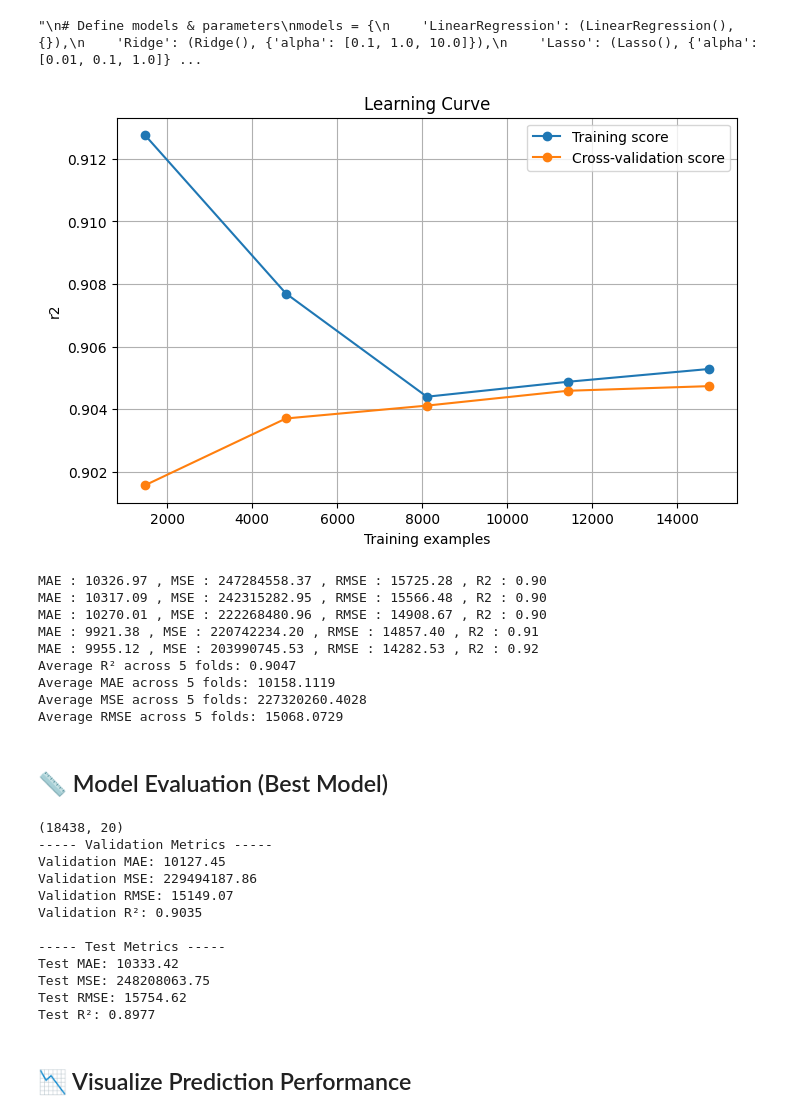
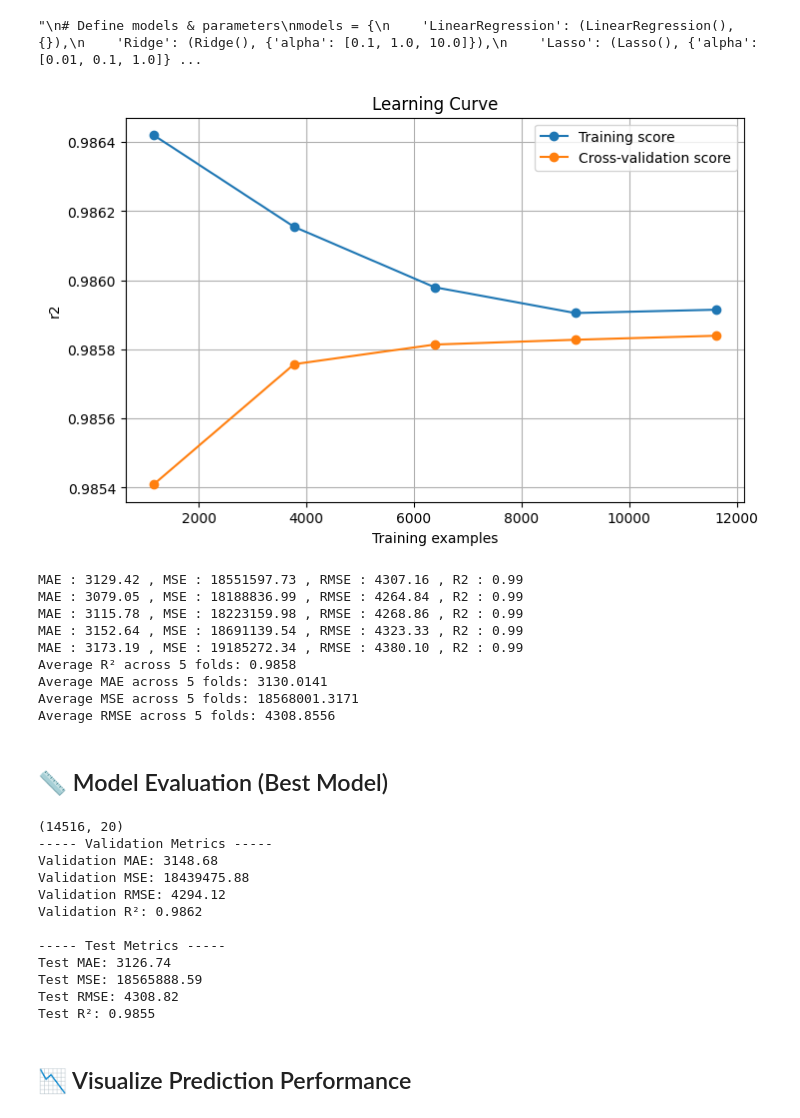
Before and after one commit to Amudhakavi1511/ML_LAB, a Jupyter notebook: ML_2/final_linear_regression_analysis.ipynb, the cells around one changed output. Saved outputs shown, nothing was run; the diff lists cells and outputs as text; code cells hidden in the pictures.

```diff
--- a/ML_2/final_linear_regression_analysis.ipynb
+++ b/ML_2/final_linear_regression_analysis.ipynb
@@ -160,11 +139,13 @@ ordinal_cols = ['Income Stability', 'Location', 'Has Active Credit Card',
 cat_cols = [col for col in cat_cols if col not in ordinal_cols]
 
 # Remove target from numerical columns
-num_cols.remove('Loan Amount Request (USD)')
+num_cols.remove('Loan Sanction Amount (USD)')
+
+df = df[df['Loan Sanction Amount (USD)'] > 0].reset_index(drop=True)
 
 # Define X and y
-X = df.drop('Loan Amount Request (USD)', axis=1)
-y = df['Loan Amount Request (USD)']
+X = df.drop('Loan Sanction Amount (USD)', axis=1)
+y = df['Loan Sanction Amount (USD)']
 
 # Define transformers
 numeric_transformer = Pipeline(steps=[
@@ -222,30 +203,34 @@ results'''
 "\n# Define models & parameters\nmodels = {\n    'LinearRegression': (LinearRegression(), {}),\n    'Ridge': (Ridge(), {'alpha': [0.1, 1.0, 10.0]}),\n    'Lasso': (Lasso(), {'alpha': [0.01, 0.1, 1.0]} ...
 # %%
 # Plot learning curve
+from joblib import parallel_backend
+
+
 def plot_learning_curve(estimator, X, y, title="Learning Curve", cv=5, scoring="r2"):
     train_sizes, train_scores, val_scores = learning_curve(
         estimator, X, y, cv=cv, scoring=scoring, n_jobs=-1,
         train_sizes=np.linspace(0.1, 1.0, 5), shuffle=True, random_state=42)
 
     train_scores_mean = np.mean(train_scores, axis=1)
     val_scores_mean = np.mean(val_scores, axis=1)
 
     plt.figure(figsize=(8, 5))
     plt.plot(train_sizes, train_scores_mean, 'o-', label="Training score")
     plt.plot(train_sizes, val_scores_mean, 'o-', label="Cross-validation score")
     plt.title(title)
     plt.xlabel("Training examples")
     plt.ylabel(scoring)
     plt.legend(loc="best")
     plt.grid()
     plt.show()
 
 # Example usage with Linear Regression
 model = Pipeline(steps=[("preprocessor", preprocessor),
                         ("regressor", LinearRegression())])
-plot_learning_curve(model, X, y)
+with parallel_backend('threading', n_jobs=-1):
+    plot_learning_curve(model, X, y)
 # %% [output]
-[figure, old version]
+[figure, new version]
 # %%
 ''' Define the full pipeline '''
 pipeline = Pipeline(steps=[('preprocessor', preprocessor),('regressor', LinearRegression())])
@@ -278,15 +263,15 @@ print(f"Average MAE across 5 folds: {np.mean(mae_scores):.4f}")
 print(f"Average MSE across 5 folds: {np.mean(mse_scores):.4f}")
 print(f"Average RMSE across 5 folds: {np.mean(rmse_scores):.4f}")
 # %% [output]
-MAE : 10326.97 , MSE : 247284558.37 , RMSE : 15725.28 , R2 : 0.90
-MAE : 10317.09 , MSE : 242315282.95 , RMSE : 15566.48 , R2 : 0.90
-MAE : 10270.01 , MSE : 222268480.96 , RMSE : 14908.67 , R2 : 0.90
-MAE : 9921.38 , MSE : 220742234.20 , RMSE : 14857.40 , R2 : 0.91
-MAE : 9955.12 , MSE : 203990745.53 , RMSE : 14282.53 , R2 : 0.92
-Average R² across 5 folds: 0.9047
-Average MAE across 5 folds: 10158.1119
-Average MSE across 5 folds: 227320260.4028
-Average RMSE across 5 folds: 15068.0729
+MAE : 3129.42 , MSE : 18551597.73 , RMSE : 4307.16 , R2 : 0.99
+MAE : 3079.05 , MSE : 18188836.99 , RMSE : 4264.84 , R2 : 0.99
+MAE : 3115.78 , MSE : 18223159.98 , RMSE : 4268.86 , R2 : 0.99
+MAE : 3152.64 , MSE : 18691139.54 , RMSE : 4323.33 , R2 : 0.99
+MAE : 3173.19 , MSE : 19185272.34 , RMSE : 4380.10 , R2 : 0.99
+Average R² across 5 folds: 0.9858
+Average MAE across 5 folds: 3130.0141
+Average MSE across 5 folds: 18568001.3171
+Average RMSE across 5 folds: 4308.8556
 # %% [markdown]
 ## 📏 Model Evaluation (Best Model)
 # %%
@@ -294,15 +279,11 @@ from sklearn.model_selection import train_test_split
 from sklearn.metrics import mean_squared_error, mean_absolute_error, r2_score
 import numpy as np
 
-# Step 1: Train/Test Split (80% train, 20% test)
 print(X.shape)
 X_temp, X_test, y_temp, y_test = train_test_split(X, y, test_size=0.2, random_state=42)
 
-# Step 2: Further split training into Train/Validation (75% train, 25% val of the 80%)
 X_train, X_val, y_train, y_val = train_test_split(X_temp, y_temp, test_size=0.25, random_state=42)
-# Final Split: 60% train, 20% val, 20% test
 
-# Step 3: Fit the pipeline on training data
 pipeline.fit(X_train, y_train)
 
 # Step 4: Predict on validation data
@@ -320,11 +301,10 @@ print(f"Validation MSE: {val_mse:.2f}")
 print(f"Validation RMSE: {val_rmse:.2f}")
 print(f"Validation R²: {val_r2:.4f}")
 
-# Step 6: Final training on combined train+val for final test eval (optional)
-# pipeline.fit(X_temp, y_temp)  # Uncomment if you want final model retrained on more data
 
 # Step 7: Predict on test data
 y_test_pred = pipeline.predict(X_test)
+
 
 # Step 8: Test metrics
 test_mse = mean_squared_error(y_test, y_test_pred)
@@ -338,18 +318,18 @@ print(f"Test MSE: {test_mse:.2f}")
 print(f"Test RMSE: {test_rmse:.2f}")
 print(f"Test R²: {test_r2:.4f}")
 # %% [output]
-(18438, 20)
+(14516, 20)
 ----- Validation Metrics -----
-Validation MAE: 10127.45
-Validation MSE: 229494187.86
-Validation RMSE: 15149.07
-Validation R²: 0.9035
+Validation MAE: 3148.68
+Validation MSE: 18439475.88
+Validation RMSE: 4294.12
+Validation R²: 0.9862
 
 ----- Test Metrics -----
-Test MAE: 10333.42
-Test MSE: 248208063.75
-Test RMSE: 15754.62
-Test R²: 0.8977
+Test MAE: 3126.74
+Test MSE: 18565888.59
+Test RMSE: 4308.82
+Test R²: 0.9855
 # %% [markdown]
 ## 📉 Visualize Prediction Performance
 # %%
```
Also changed, not shown: parts of 4 cells of this notebook, 1 other file.
